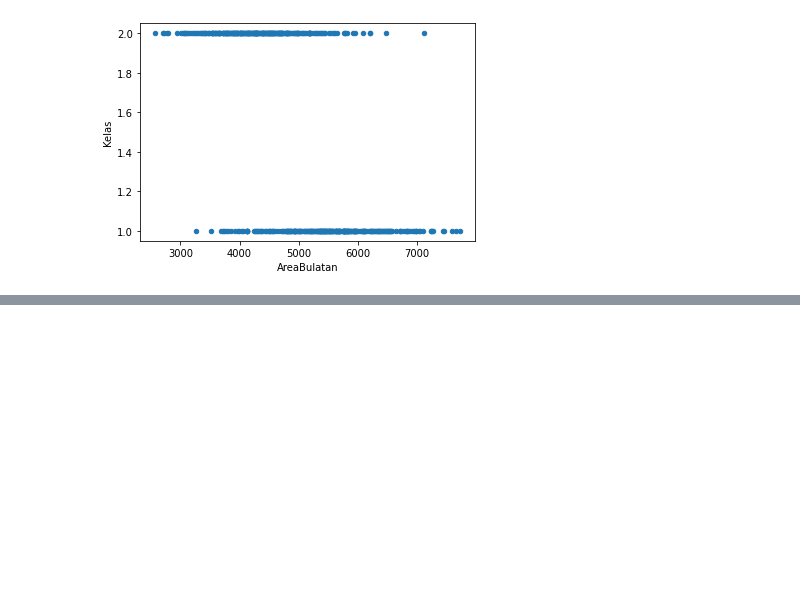
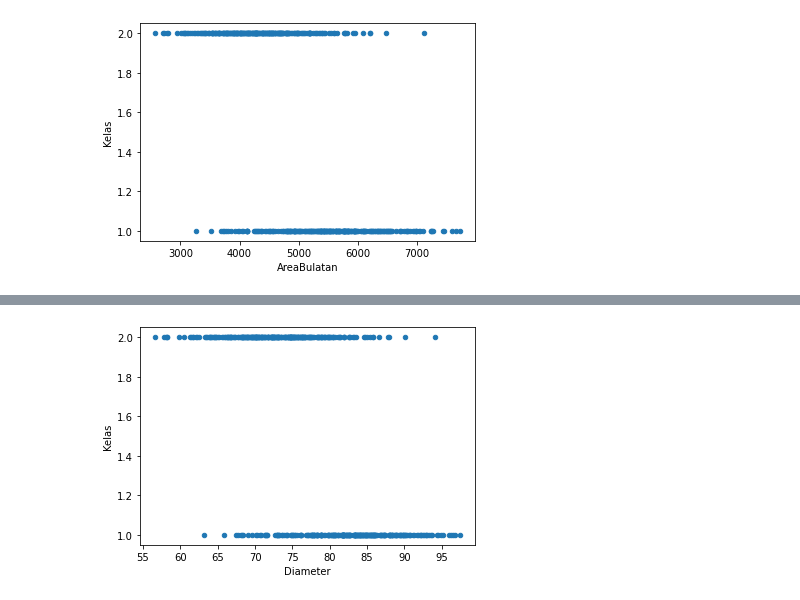
Before and after one commit to alifbhadrika/data-statistical-analysis, a Jupyter notebook: K04-T1-IF2220-13519186.ipynb, the cells around one changed output, grey strips where cells are left out. Drawn from its saved outputs; the diff is of its cells as text; code cells hidden in the pictures; blank space fills up the shorter version.

```diff
--- a/K04-T1-IF2220-13519186.ipynb
+++ b/K04-T1-IF2220-13519186.ipynb
@@ -885,0 +890,4 @@ scatterplotKelaswith('AreaBulatan')
+# %%
+scatterplotKelaswith('Diameter')
+# %% [output]
+[figure, added]
```
Also changed, not shown: parts of 9 cells of this notebook.
